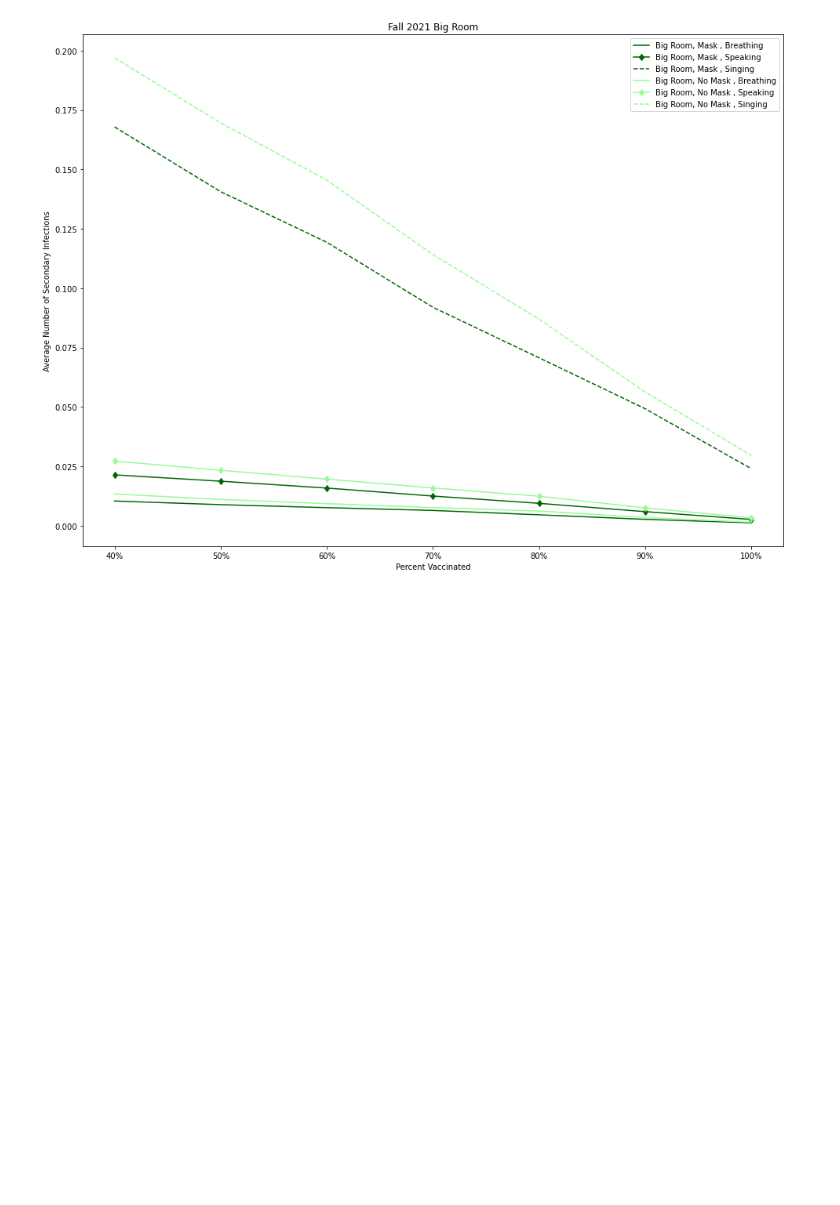
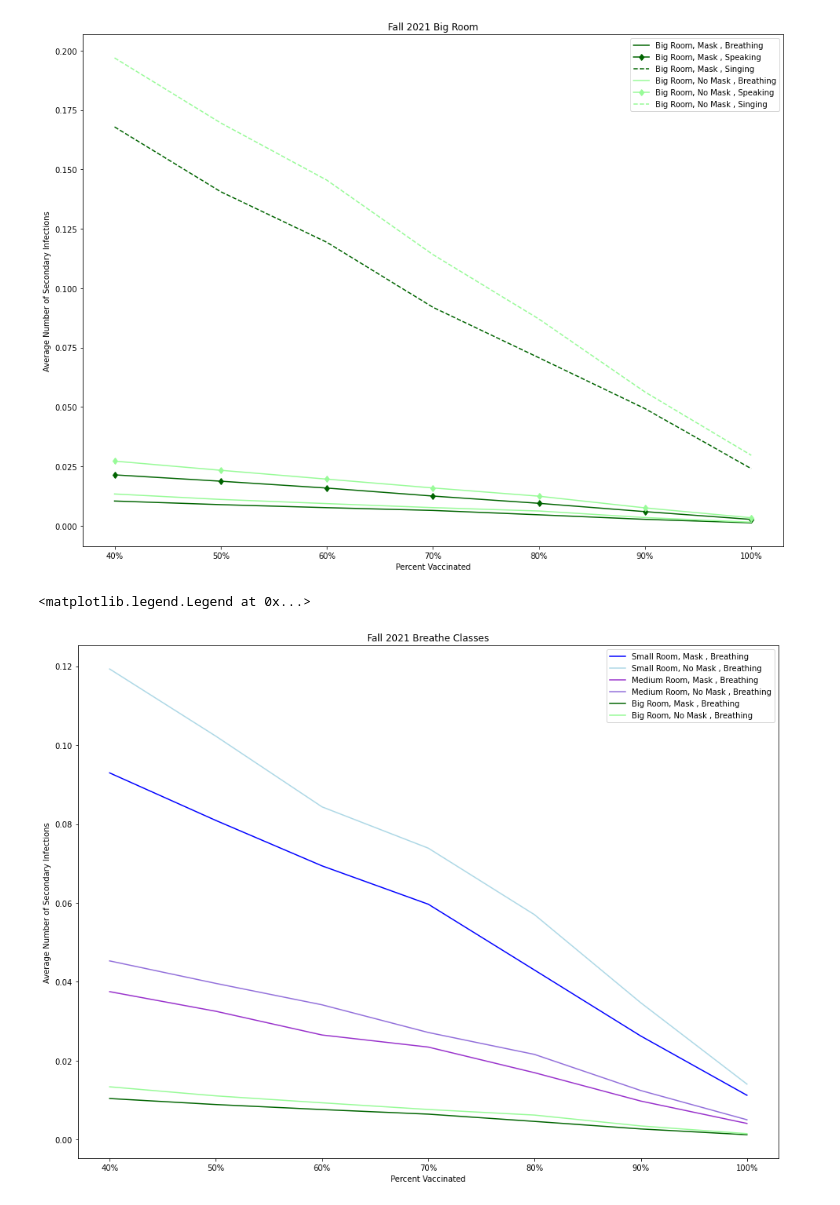
Before and after one commit to brianliu12437/COVID-Classroom-Delta, a Jupyter notebook: Classroom Simulations/Simulator/Fall 2021 Classroom Simulators V2.ipynb, the cells around one changed output. Saved outputs shown, nothing was run; the diff lists cells and outputs as text; code cells hidden in the pictures; blank space fills up the shorter version.

```diff
--- a/Classroom Simulations/Simulator/Fall 2021 Classroom Simulators V2.ipynb
+++ b/Classroom Simulations/Simulator/Fall 2021 Classroom Simulators V2.ipynb
@@ -619,3 +619,19 @@ plt.legend()
 # %% [output]
 <matplotlib.legend.Legend at 0x...>
 [figure]
+# %%
+plt.figure(figsize = (16,12))
+plt.plot(mask_small_breathe['p'],mask_small_breathe['mean'],label = 'Small Room, Mask , Breathing', color = 'blue')
+plt.plot(nomask_small_breathe['p'],nomask_small_breathe['mean'],label = 'Small Room, No Mask , Breathing', color = 'lightblue')
+plt.plot(mask_medium_breathe['p'],mask_medium_breathe['mean'],label = 'Medium Room, Mask , Breathing', color = 'darkorchid')
+plt.plot(nomask_medium_breathe['p'],nomask_medium_breathe['mean'],label = 'Medium Room, No Mask , Breathing', color = 'mediumpurple')
+plt.plot(mask_big_breathe['p'],mask_big_breathe['mean'],label = 'Big Room, Mask , Breathing', color = 'darkgreen')
+plt.plot(nomask_big_breathe['p'],nomask_big_breathe['mean'],label = 'Big Room, No Mask , Breathing', color = 'palegreen')
+plt.title('Fall 2021 Breathe Classes')
+plt.xlabel('Percent Vaccinated')
+plt.xticks(ticks = [.4,.5,.6,.7,.8,.9,1], labels = [ '40%','50%', '60%','70%', '80%','90%','100%'])
+plt.ylabel('Average Number of Secondary Infections')
+plt.legend()
+# %% [output]
+<matplotlib.legend.Legend at 0x...>
+[figure, added]
```
Also changed, not shown: parts of 2 cells of this notebook.
